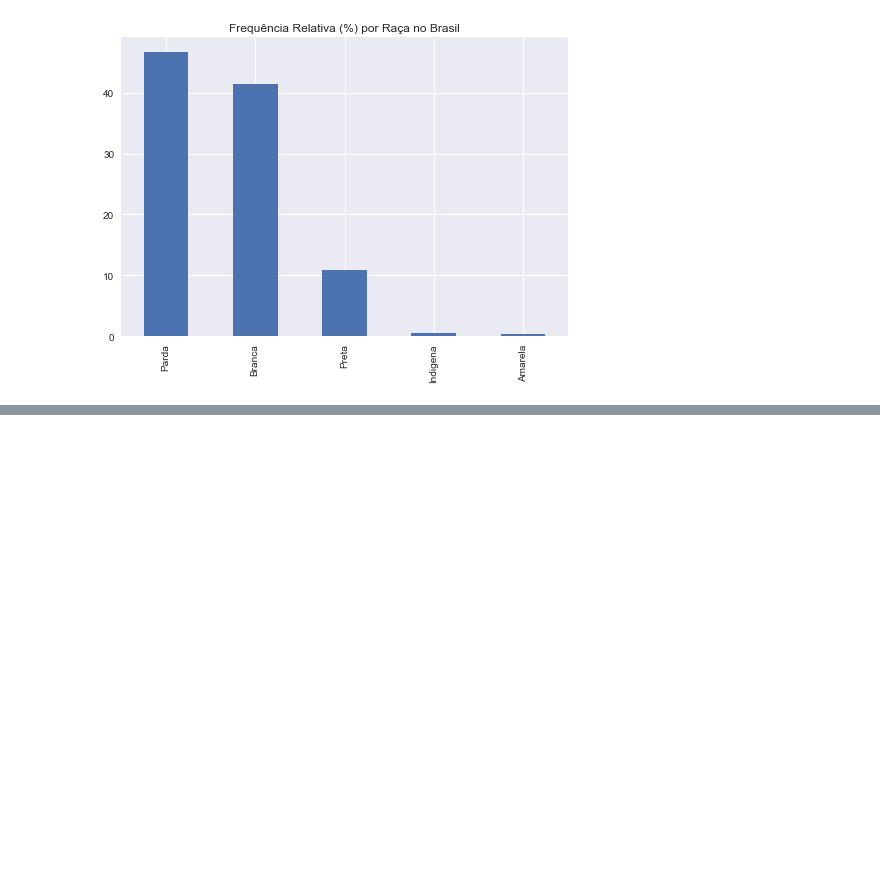
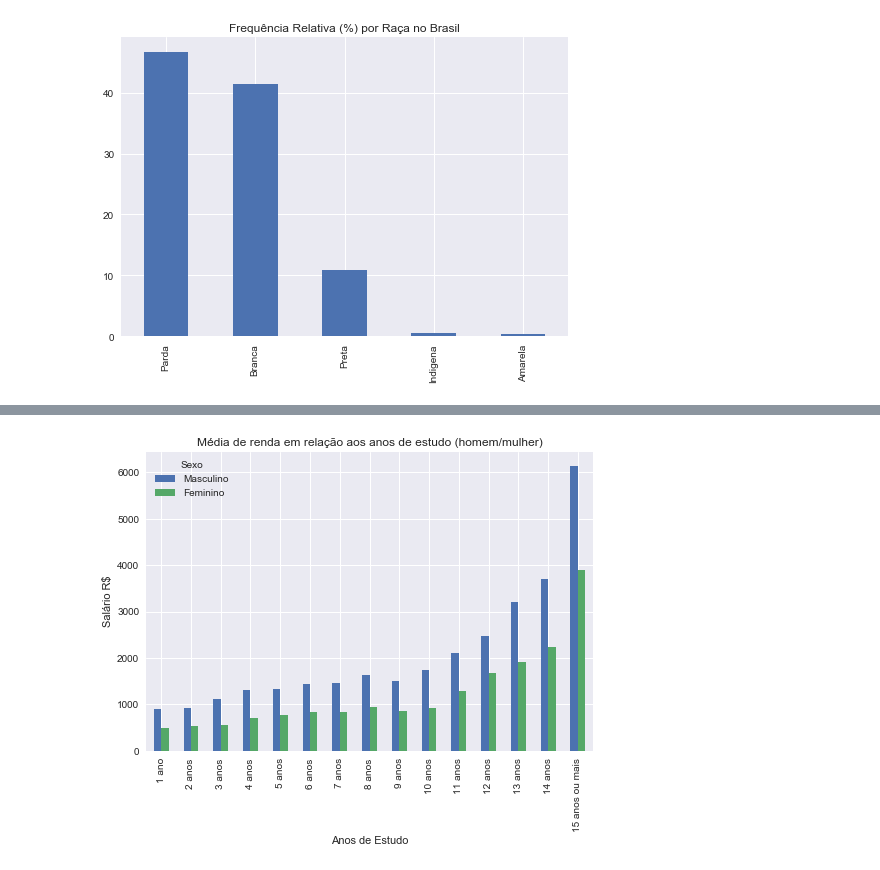
Before and after one commit to paulofreitasnobrega/estatistica-com-python, a Jupyter notebook: aula2-distribuicao-de-frequencia.ipynb, the cells around one changed output, grey strips where cells are left out. Saved outputs shown, nothing was run; the diff lists cells and outputs as text; code cells hidden in the pictures; blank space fills up the shorter version.

```diff
--- a/aula2-distribuicao-de-frequencia.ipynb
+++ b/aula2-distribuicao-de-frequencia.ipynb
@@ -100,0 +175,14 @@ df_raca.iloc[:,-1].plot(
+# %%
+# Crosstab com funções agregadoras
+# Distribuicao de anos de estudo (Homem/Mulher) agregando a media de renda
+freq_abs = pd.crosstab(d['Anos de Estudo'],
+                      d['Sexo'],
+                      aggfunc='mean',
+                      values=d['Renda'])
+
+# Incluindo rotulos de linhas e colunas
+freq_abs.rename(index=estudos, inplace=True)
+freq_abs.rename(columns=genero, inplace=True)
+
+print('A renda média entre homem/malhur baseada nos anos de estudo')
+freq_abs.head(20)
@@ -100,0 +210,10 @@ df_raca.iloc[:,-1].plot(
+# %%
+# Plotagem: Relacao anos de estudo x média de renda (homem/mulher)
+freq_abs.iloc[1:-1].plot(
+    kind='bar',
+    title='Média de renda em relação aos anos de estudo (homem/mulher)'
+)
+plt.ylabel('Salário R$')
+plt.show()
+# %% [output]
+[figure, added]
```
Also changed, not shown: parts of 9 cells of this notebook, 1 other file.
